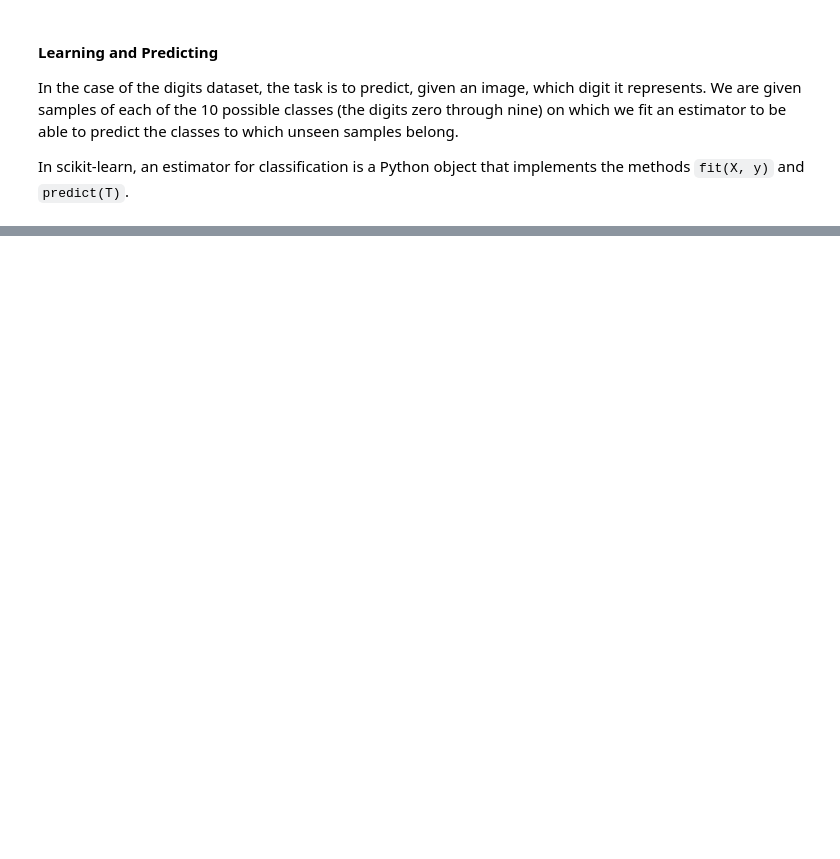
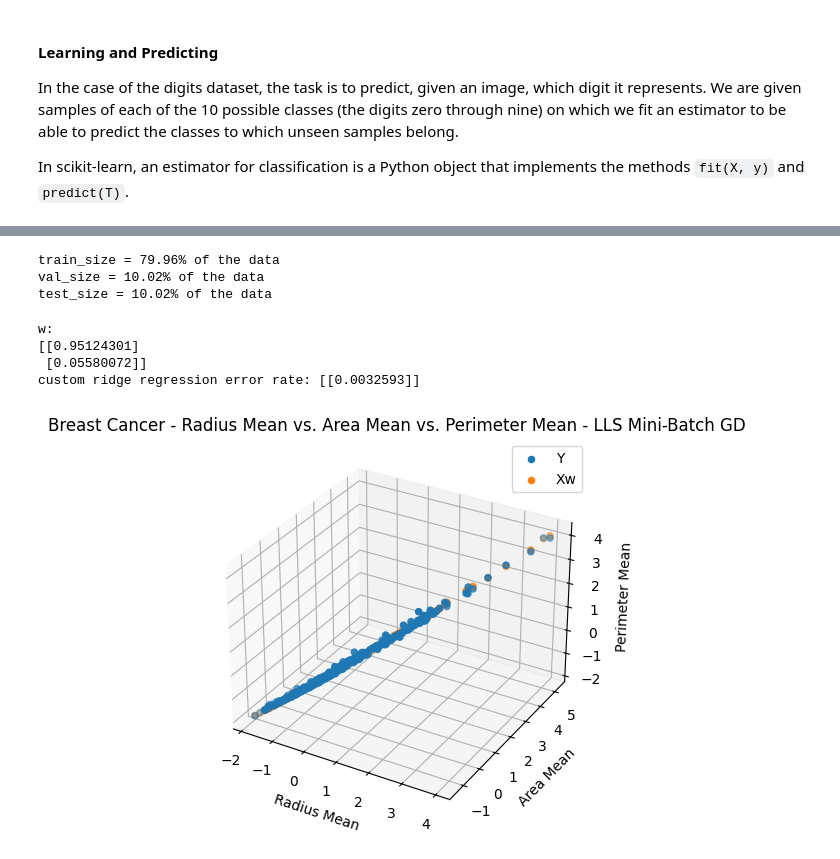
Before and after one commit to Itai-b/046211-Deep-Learning, a Jupyter notebook: ece046211_hw0_machine_learning_recap_students/ece046211_hw0_machine_learning_recap_students.ipynb, the cells around one changed output, grey strips where cells are left out. Drawn from its saved outputs; the diff is of its cells as text; code cells hidden in the pictures; blank space fills up the shorter version.

```diff
--- a/ece046211_hw0_machine_learning_recap_students/ece046211_hw0_machine_learning_recap_students.ipynb
+++ b/ece046211_hw0_machine_learning_recap_students/ece046211_hw0_machine_learning_recap_students.ipynb
@@ -1007,0 +1108,5 @@ Your Code Here
+# %%
+# Load the "Breast Cancer" dataset and display 10 samples from this dataset.
+df = pd.read_csv(os.path.join("/content/drive/MyDrive/Colab Notebooks/046211/ece046211_hw0_machine_learning_recap_students/", "cancer_dataset.csv"))
+df = df.dropna(axis=1, how='any')
+display(df.sample(n=10))
@@ -1007,0 +1126,46 @@ Your Code Here
+# %%
+# Use the the fields: radius_mean, area_mean as features ( X ) and perimeter_mean as targets ( y ).
+X = df[["radius_mean", "area_mean"]].values
+y = df[["perimeter_mean"]].values
+
+# Split the data to train-valid-test (80-10-10).
+train_x, val_x, train_y, val_y = train_test_split(X, y, test_size=0.2)
+val_x, test_x, val_y, test_y = train_test_split(val_x, val_y, test_size=0.5)
+
+# Validate date split
+print(f'train_size = {(len(train_x)/len(X)*100):.2f}% of the data')
+print(f'val_size = {(len(val_x)/len(X)*100):.2f}% of the data')
+print(f'test_size = {(len(test_x)/len(X)*100):.2f}% of the data')
+
+# Pre-process
+scaler = StandardScaler()
+train_x_scaled = scaler.fit_transform(train_x)
+train_y_scaled = scaler.fit_transform(train_y)
+val_x_scaled = scaler.fit_transform(val_x)
+val_y_scaled = scaler.fit_transform(val_y)
+test_x_scaled = scaler.fit_transform(test_x)
+test_y_scaled = scaler.fit_transform(test_y)
+# %% [output]
+train_size = 79.96% of the data
+val_size = 10.02% of the data
+test_size = 10.02% of the data
+# %%
+# Use the MSE on the validation set as stopping criterion and train the Ridge regression (using your own implementation) model.
+custom_ridge = MiniBatchRidgeRegression(learning_rate=0.01, num_epochs=1000, batch_size=32, threshold=1e-4)
+custom_ridge.fit(train_x_scaled, train_y_scaled, val_x_scaled, val_y_scaled)
+# %%
+# Plot (3D) the resulting solution and print the train, valdiation and test errors.
+lls_sol = custom_ridge.predict(train_x_scaled)
+plot_3d_lls(train_x_scaled[:,0], train_x_scaled[:, 1], train_y_scaled, lls_sol,
+            "Breast Cancer - Radius Mean vs. Area Mean vs. Perimeter Mean - LLS Mini-Batch GD")
+print("w:")
+print(custom_ridge.weights)
+
+custom_ridge_test_error = (custom_ridge.predict(test_x_scaled) - test_y_scaled).T @ (custom_ridge.predict(test_x_scaled) - test_y_scaled) / len(test_y_scaled)
+print(f'custom ridge regression error rate: {custom_ridge_test_error}')
+# %% [output]
+w:
+[[0.95124301]
+ [0.05580072]]
+custom ridge regression error rate: [[0.0032593]]
+[figure, added]
```
Also changed, not shown: parts of 30 cells of this notebook.
